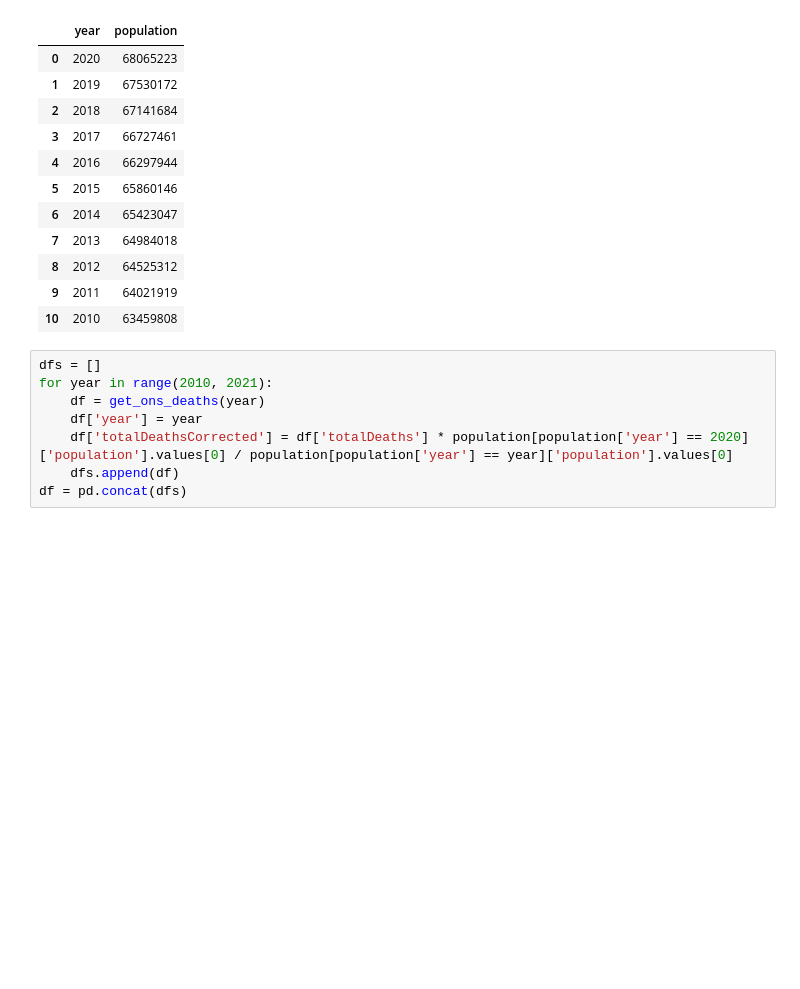
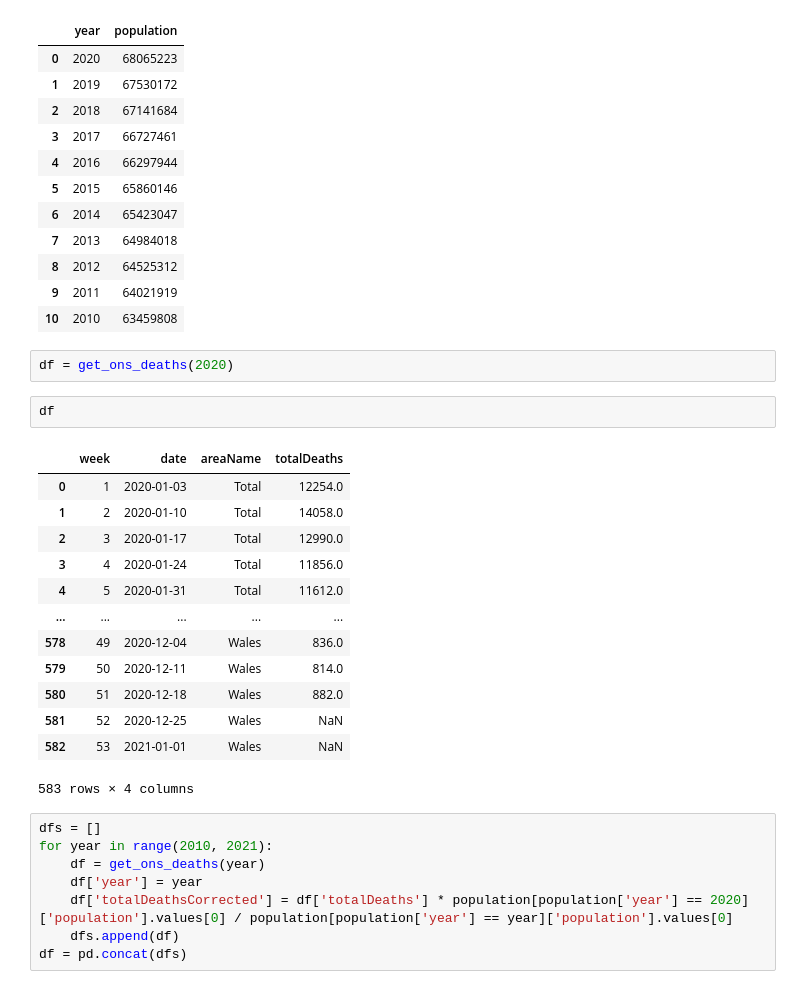
Before and after one commit to adammoss/covid, a Jupyter notebook: examples/all_cause_mortality.ipynb, the cells around one changed output. Saved outputs shown, nothing was run; the diff lists cells and outputs as text; blank space fills up the shorter version.

```diff
--- a/examples/all_cause_mortality.ipynb
+++ b/examples/all_cause_mortality.ipynb
@@ -40,6 +40,24 @@ population
 | 8 | 2012 | 64525312 |
 | 9 | 2011 | 64021919 |
 | 10 | 2010 | 63459808 |
+# %%
+df = get_ons_deaths(2020)
+# %%
+df
+# %% [output]
+|  | week | date | areaName | totalDeaths |
+| 0 | 1 | 2020-01-03 | Total | 12254.0 |
+| 1 | 2 | 2020-01-10 | Total | 14058.0 |
+| 2 | 3 | 2020-01-17 | Total | 12990.0 |
+| 3 | 4 | 2020-01-24 | Total | 11856.0 |
+| 4 | 5 | 2020-01-31 | Total | 11612.0 |
+| ... | ... | ... | ... | ... |
+| 578 | 49 | 2020-12-04 | Wales | 836.0 |
+| 579 | 50 | 2020-12-11 | Wales | 814.0 |
+| 580 | 51 | 2020-12-18 | Wales | 882.0 |
+| 581 | 52 | 2020-12-25 | Wales | NaN |
+| 582 | 53 | 2021-01-01 | Wales | NaN |
+583 rows × 4 columns
 # %%
 dfs = []
 for year in range(2010, 2021):
```
Also changed, not shown: parts of 1 cell of this notebook, 1 other file.
